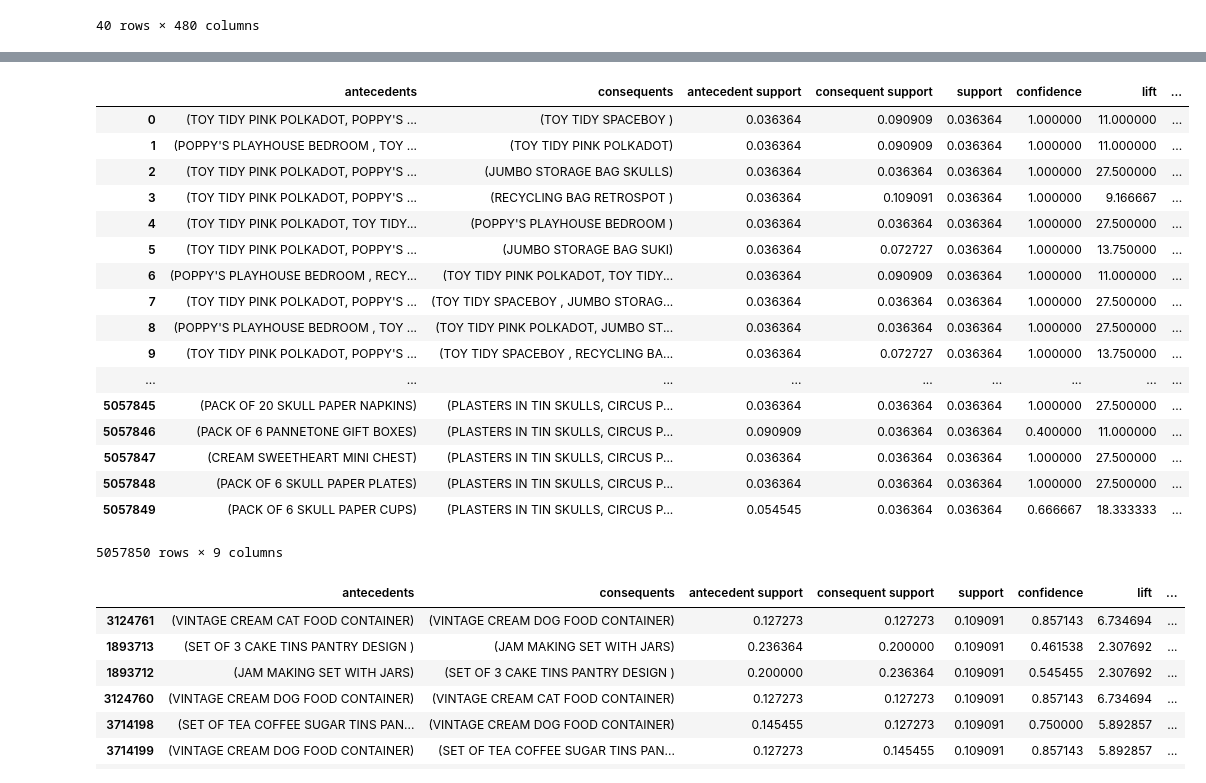
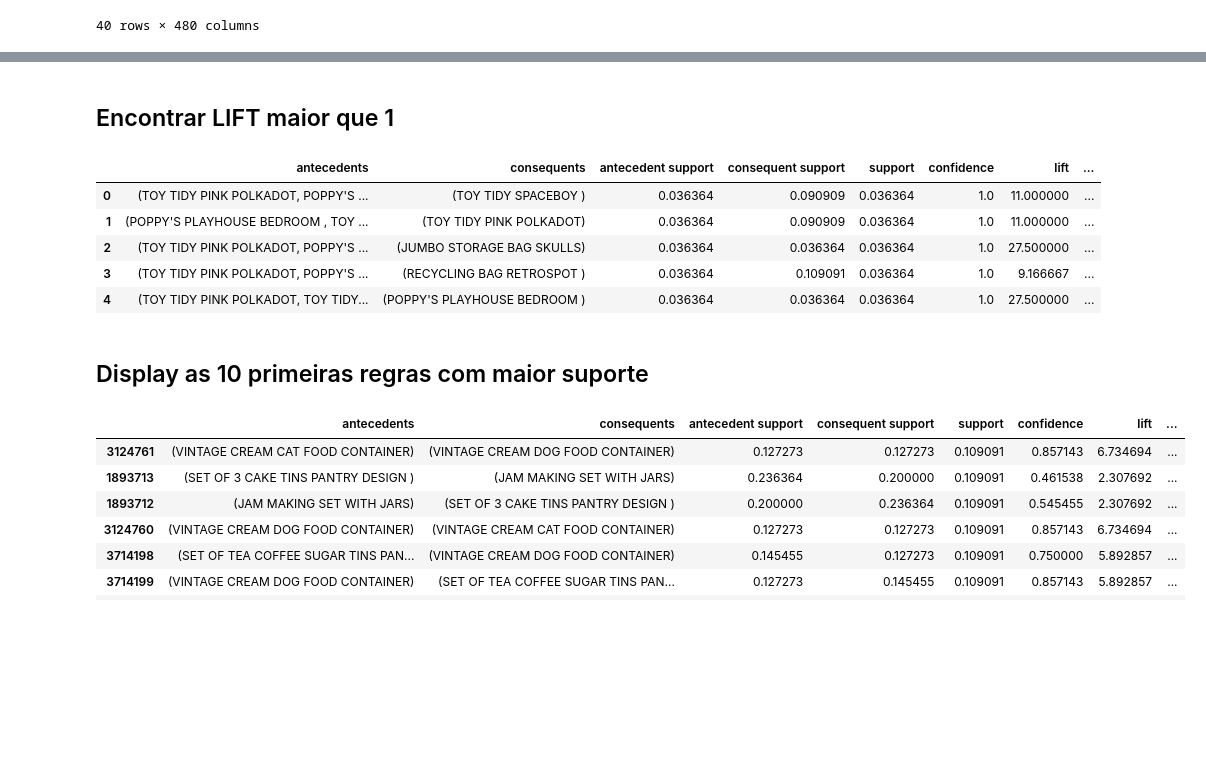
Before and after one commit to BrunoICardoso/DataScience, a Jupyter notebook: machine-learning-1/Trabalho 3 - Regras de Associação.ipynb, the cells around one changed output, grey strips where cells are left out. Cells and saved outputs as stored; diff of their text form; code cells hidden in the pictures; blank space fills up the shorter version.

```diff
--- a/machine-learning-1/Trabalho 3 - Regras de Associação.ipynb
+++ b/machine-learning-1/Trabalho 3 - Regras de Associação.ipynb
@@ -190,30 +184,22 @@ frequent_items
+# %% [markdown]
+## Encontrar LIFT maior que 1
 # %%
 #encontrar regras com lift maior que 1
 #rules = association_rules(frequent_items, metric='lift', min_threshold=1)
 rules = association_rules(frequent_items, metric='confidence', min_threshold=0.01)
 #rules = association_rules(frequent_items, metric='confidence')
 type(rules)
 rules.shape
-rules
+rules.head(5)
 # %% [output]
 |  | antecedents | consequents | antecedent support | consequent support | support | confidence | lift | ... |
-| 0 | (TOY TIDY PINK POLKADOT, POPPY'S ... | (TOY TIDY SPACEBOY ) | 0.036364 | 0.090909 | 0.036364 | 1.000000 | 11.000000 | ... |
-| 1 | (POPPY'S PLAYHOUSE BEDROOM , TOY ... | (TOY TIDY PINK POLKADOT) | 0.036364 | 0.090909 | 0.036364 | 1.000000 | 11.000000 | ... |
-| 2 | (TOY TIDY PINK POLKADOT, POPPY'S ... | (JUMBO STORAGE BAG SKULLS) | 0.036364 | 0.036364 | 0.036364 | 1.000000 | 27.500000 | ... |
-| 3 | (TOY TIDY PINK POLKADOT, POPPY'S ... | (RECYCLING BAG RETROSPOT ) | 0.036364 | 0.109091 | 0.036364 | 1.000000 | 9.166667 | ... |
-| 4 | (TOY TIDY PINK POLKADOT, TOY TIDY... | (POPPY'S PLAYHOUSE BEDROOM ) | 0.036364 | 0.036364 | 0.036364 | 1.000000 | 27.500000 | ... |
-| 5 | (TOY TIDY PINK POLKADOT, POPPY'S ... | (JUMBO STORAGE BAG SUKI) | 0.036364 | 0.072727 | 0.036364 | 1.000000 | 13.750000 | ... |
-| 6 | (POPPY'S PLAYHOUSE BEDROOM , RECY... | (TOY TIDY PINK POLKADOT, TOY TIDY... | 0.036364 | 0.090909 | 0.036364 | 1.000000 | 11.000000 | ... |
-| 7 | (TOY TIDY PINK POLKADOT, POPPY'S ... | (TOY TIDY SPACEBOY , JUMBO STORAG... | 0.036364 | 0.036364 | 0.036364 | 1.000000 | 27.500000 | ... |
-| 8 | (POPPY'S PLAYHOUSE BEDROOM , TOY ... | (TOY TIDY PINK POLKADOT, JUMBO ST... | 0.036364 | 0.036364 | 0.036364 | 1.000000 | 27.500000 | ... |
-| 9 | (TOY TIDY PINK POLKADOT, POPPY'S ... | (TOY TIDY SPACEBOY , RECYCLING BA... | 0.036364 | 0.072727 | 0.036364 | 1.000000 | 13.750000 | ... |
-| ... | ... | ... | ... | ... | ... | ... | ... | ... |
-| 5057845 | (PACK OF 20 SKULL PAPER NAPKINS) | (PLASTERS IN TIN SKULLS, CIRCUS P... | 0.036364 | 0.036364 | 0.036364 | 1.000000 | 27.500000 | ... |
-| 5057846 | (PACK OF 6 PANNETONE GIFT BOXES) | (PLASTERS IN TIN SKULLS, CIRCUS P... | 0.090909 | 0.036364 | 0.036364 | 0.400000 | 11.000000 | ... |
-| 5057847 | (CREAM SWEETHEART MINI CHEST) | (PLASTERS IN TIN SKULLS, CIRCUS P... | 0.036364 | 0.036364 | 0.036364 | 1.000000 | 27.500000 | ... |
-| 5057848 | (PACK OF 6 SKULL PAPER PLATES) | (PLASTERS IN TIN SKULLS, CIRCUS P... | 0.036364 | 0.036364 | 0.036364 | 1.000000 | 27.500000 | ... |
-| 5057849 | (PACK OF 6 SKULL PAPER CUPS) | (PLASTERS IN TIN SKULLS, CIRCUS P... | 0.054545 | 0.036364 | 0.036364 | 0.666667 | 18.333333 | ... |
+| 0 | (TOY TIDY PINK POLKADOT, POPPY'S ... | (TOY TIDY SPACEBOY ) | 0.036364 | 0.090909 | 0.036364 | 1.0 | 11.000000 | ... |
+| 1 | (POPPY'S PLAYHOUSE BEDROOM , TOY ... | (TOY TIDY PINK POLKADOT) | 0.036364 | 0.090909 | 0.036364 | 1.0 | 11.000000 | ... |
+| 2 | (TOY TIDY PINK POLKADOT, POPPY'S ... | (JUMBO STORAGE BAG SKULLS) | 0.036364 | 0.036364 | 0.036364 | 1.0 | 27.500000 | ... |
+| 3 | (TOY TIDY PINK POLKADOT, POPPY'S ... | (RECYCLING BAG RETROSPOT ) | 0.036364 | 0.109091 | 0.036364 | 1.0 | 9.166667 | ... |
+| 4 | (TOY TIDY PINK POLKADOT, TOY TIDY... | (POPPY'S PLAYHOUSE BEDROOM ) | 0.036364 | 0.036364 | 0.036364 | 1.0 | 27.500000 | ... |
-5057850 rows × 9 columns
+# %% [markdown]
+## Display as 10 primeiras regras com maior suporte
 # %%
 #10 primeiras regras com maior suporte
 rules.sort_values('support', ascending= False).head(10)
```
Also changed, not shown: parts of 25 cells of this notebook.
